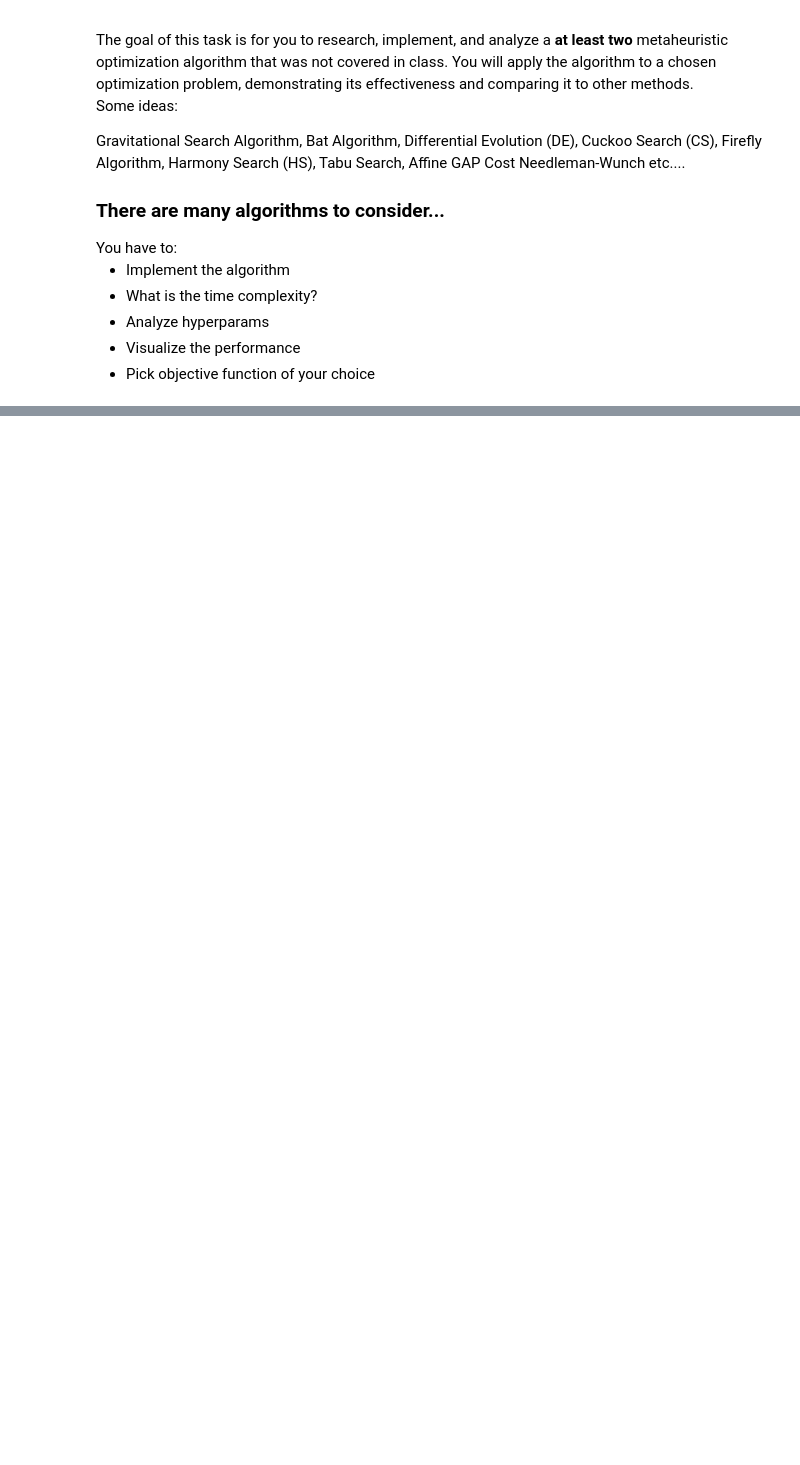
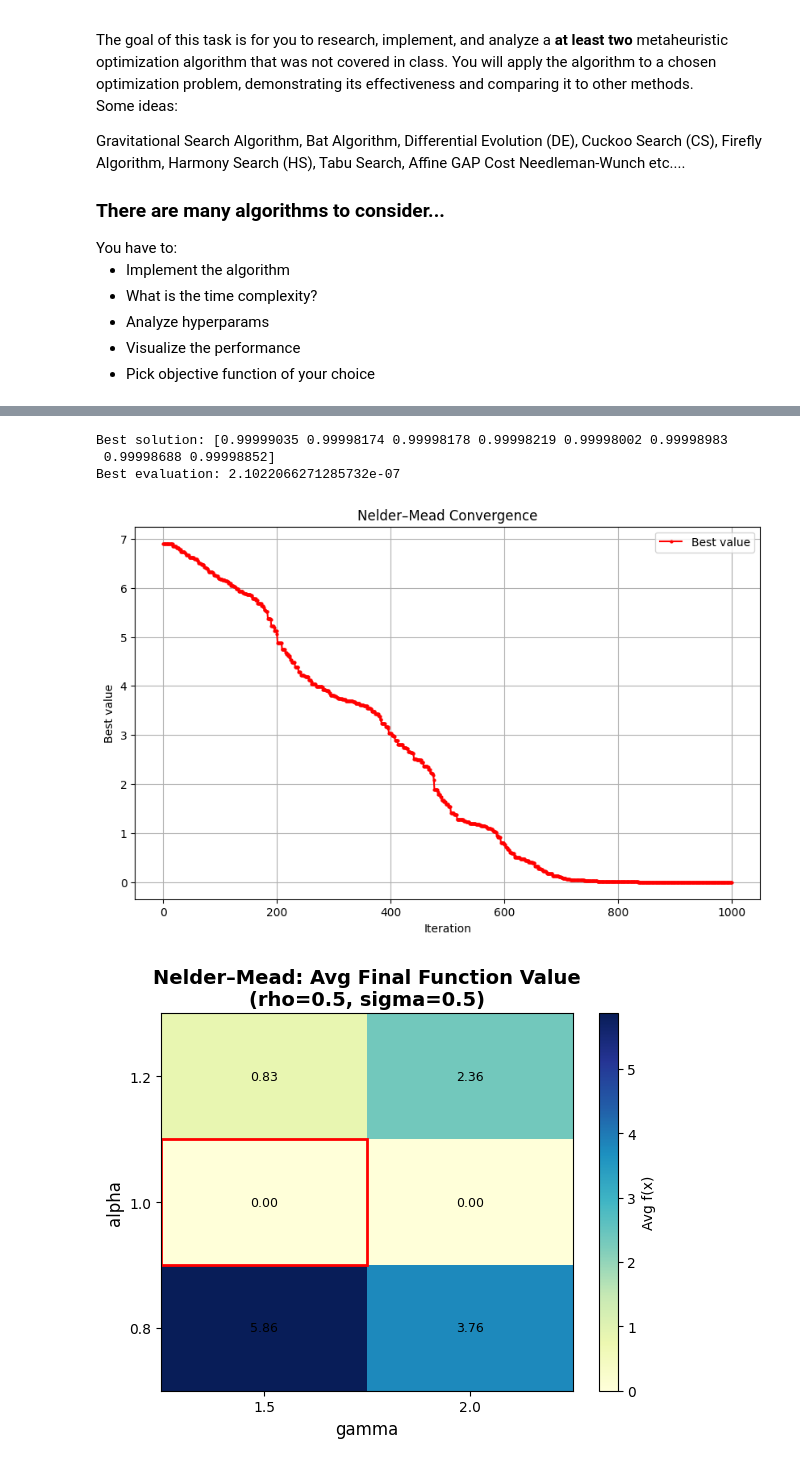
Before and after one commit to MarioSomodi/Optimization-Algorithms, a Jupyter notebook: OABOEC_Project_Mario_Somodi.ipynb, the cells around one changed output, grey strips where cells are left out. Drawn from its saved outputs; the diff is of its cells as text; code cells hidden in the pictures; blank space fills up the shorter version.

```diff
--- a/OABOEC_Project_Mario_Somodi.ipynb
+++ b/OABOEC_Project_Mario_Somodi.ipynb
@@ -1123,0 +1070,40 @@ Nelder–Mead Hyperparameter Results:
+# %%
+nm_dim = 8
+x0  = np.zeros(nm_dim)
+
+nm = NelderMead(
+    objective=RosenbrockObjective(dim=nm_dim),
+    x0=x0,
+    max_iters=1000,
+    tol=1e-6,
+    alpha=1.0,
+    gamma=2.0,
+    rho=0.5,
+    sigma=0.5
+)
+nm.run()
+print("Best solution:", nm.best_solution)
+print("Best evaluation:", nm.best_eval)
+
+plot_convergence(
+    nm.history,
+    "Nelder–Mead Convergence"
+)
+nm_evaluator = NmEvaluator(
+    alphas=[0.8, 1.0, 1.2],
+    gammas=[1.5, 2.0],
+    rhos=[0.3, 0.5],
+    sigmas=[0.3, 0.5],
+    dim=nm_dim,
+    runs=20,
+    max_iters=1000,
+    threshold=1
+)
+nm_evaluator.evaluate()
+nm_evaluator.plot()
+# %% [output]
+Best solution: [0.99999035 0.99998174 0.99998178 0.99998219 0.99998002 0.99998983
+ 0.99998688 0.99998852]
+Best evaluation: 2.1022066271285732e-07
+[figure, added]
+[figure, added]
```
Also changed, not shown: parts of 5 cells of this notebook.
